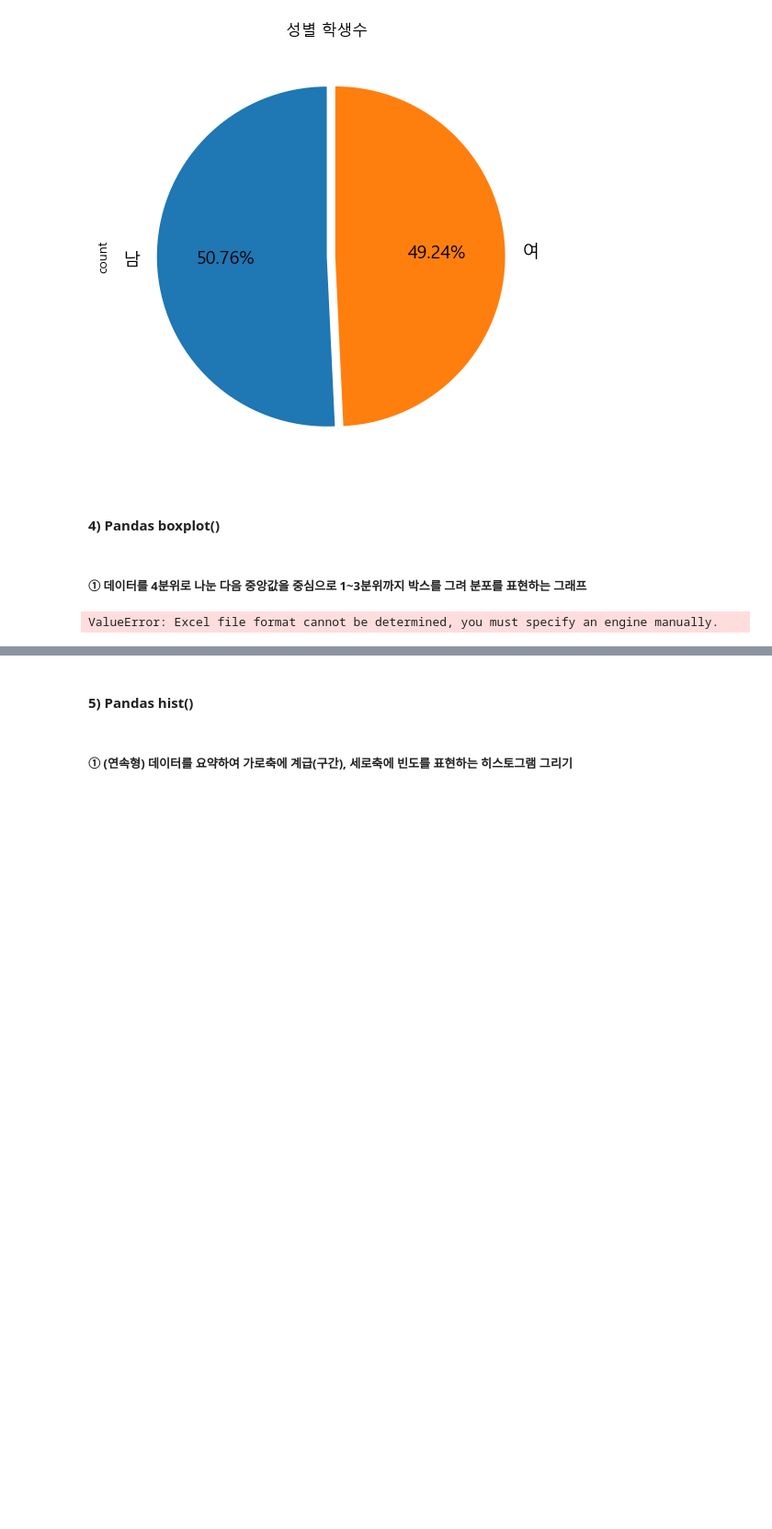
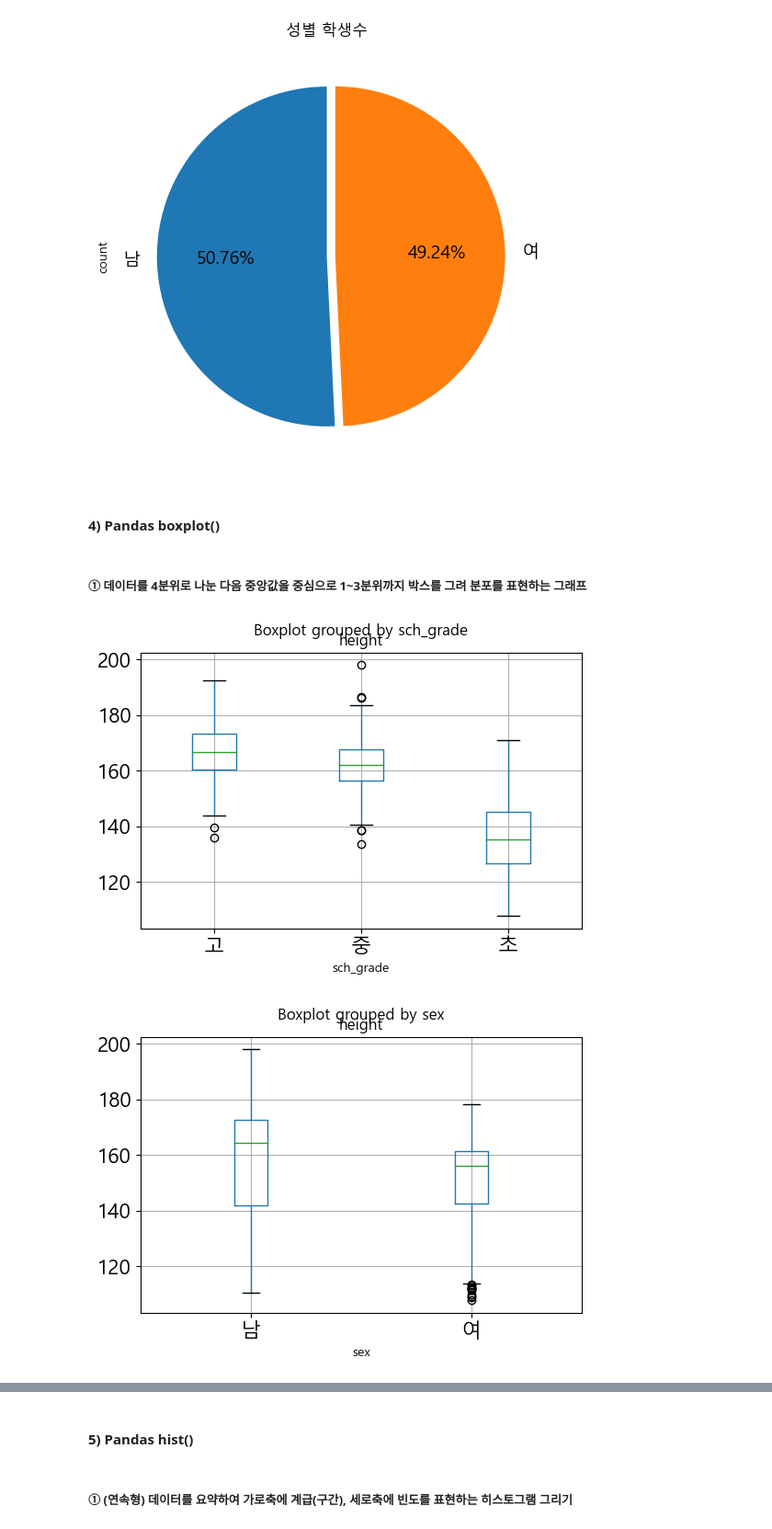
Before and after one commit to yooleene/Level2_office_Public, a Jupyter notebook: M2.4_[참고용] 정형 데이터 분석_그래프 시각화.ipynb, the cells around one changed output, grey strips where cells are left out. Shown at 92% size. Cells and saved outputs as stored; diff of their text form; code cells hidden in the pictures; blank space fills up the shorter version.

```diff
--- a/M2.4_[참고용] 정형 데이터 분석_그래프 시각화.ipynb
+++ b/M2.4_[참고용] 정형 데이터 분석_그래프 시각화.ipynb
@@ -69,13 +69,14 @@ import matplotlib.pyplot as plt
 # %%
 # 그래프 한글폰트 적용
 mp.rc('font', family = 'Malgun Gothic')
-df = pd.read_excel('data_set/학생건강검사 데이터.xlsx', index_col = 'id')
+df = pd.read_csv('data_set/학생건강검사 데이터.csv', index_col = 'id')
 
 columns = ['height', 'weight']
 bys = ['sch_grade', 'sex']
 for col in columns:
     for by in bys:
         df.boxplot(column = col, by = by, figsize = (6, 4), fontsize = 16)  # 서로 다른 그룹의 by열을 그룹화하는 서로 다른 상자기름을 플로팅 함
         plt.show()
 # %% [output]
-ValueError: Excel file format cannot be determined, you must specify an engine manually.
+[figure, added]
+[figure, added]
```
Also changed, not shown: parts of 1 cell of this notebook, 6 other files.
